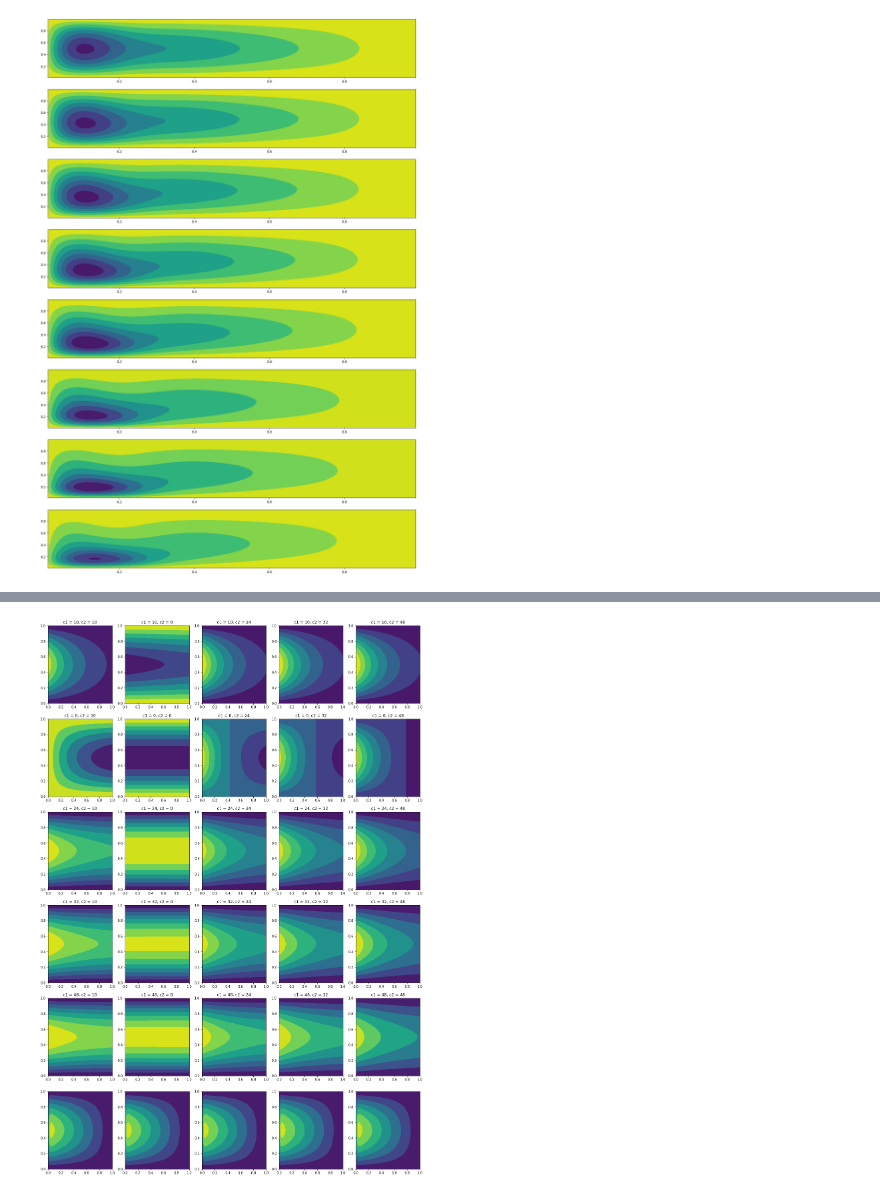
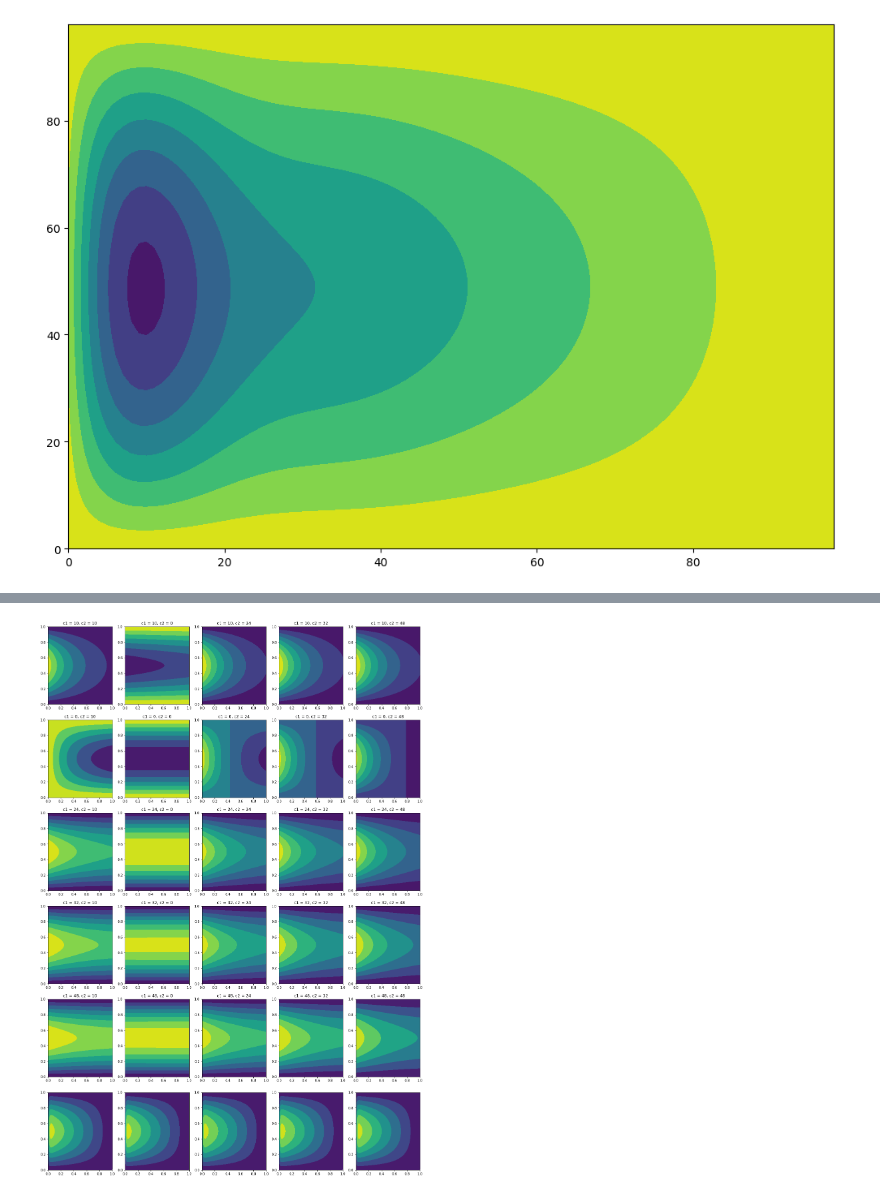
Before and after one commit to freya-gor/oceanic_circ, a Jupyter notebook: math project testing.ipynb, the cells around one changed output, grey strips where cells are left out. Cells and saved outputs as stored; diff of their text form; code cells hidden in the pictures.

```diff
--- a/math project testing.ipynb
+++ b/math project testing.ipynb
@@ -102,0 +213,13 @@ plt.contourf(psi)
+# %%
+import numpy as np
+import matplotlib.pyplot as plt
+import matplotlib.animation as animation
+plt.rcParams["figure.figsize"] = [7.00, 3.50]
+plt.rcParams["figure.autolayout"] = True
+data = np.random.randn(800).reshape(10, 10, 8)
+fig, ax = plt.subplots()
+def animate(i):
+    ax.clear()
+    ax.contourf(data[:, :, i])
+ani = animation.FuncAnimation(fig, animate, 5, interval=50, blit=False)
+plt.show()
@@ -103,38 +228,11 @@ plt.contourf(psi)
 # %%
-import numpy as np
-import matplotlib.pyplot as plt
-import scipy.sparse as sp
-from scipy.sparse.linalg import spsolve
-#from scipy.sparse.linalg import eigs
-
-def laplacian2D(N):
-    diag=np.ones([N*N])
-    mat=sp.spdiags([diag,-2*diag,diag],[-1,0,1],N,N)
-    I=sp.eye(N)
-    return sp.kron(I,mat,format='csr')+sp.kron(mat,I)
-
-
-def ddx2D(N):
-    diag=np.ones([N*N])
-    mat=sp.spdiags([-diag,0*diag,diag],[-1,0,1],N,N)
-    I=sp.eye(N)
-    return sp.kron(I,mat,format='csr')
-
-def ddy2D(N):
-    diag=np.ones([N*N])
-    mat=sp.spdiags([-diag,0*diag,diag],[-1,0,1],N,N)
-    I=sp.eye(N)
-    return sp.kron(mat,I)
-
-
-
 N = 100
 dx = 1/N
 x = np.linspace(dx,1-dx,N-1)
 y = np.linspace(dx,1-dx,N-1)
 x, y = np.meshgrid(x,y)
 pi = np.pi
-dt = 0.01
+dt = 0.005
 
 
 lap = laplacian2D(N-1)/dx**2
@@ -152,14 +250,13 @@ C = 1/dt * lap - nu * lap.dot(lap) + beta * ddx
 f = 0.05*np.sin(pi*y)
 f_long = np.reshape(f,(N-1)**2)
 
-niter=100
-fig, ax = plt.subplots(8, figsize = (20, 30))
+niter=1000
+fig, ax = plt.subplots(figsize = (10, 7))
 
 psi_long = spsolve(B,f_long)
-# psi = np.reshape(psi_long,(N-1,N-1))
-# plt.contourf(psi)
+psi = np.reshape(psi_long,(N-1,N-1))
 
-from tqdm import tqdm
+psis = []
 
 for i in tqdm(range(niter)):
     q_long = lap.dot(psi_long)
@@ -174,35 +271,12 @@ for i in tqdm(range(niter)):
     psi_long = spsolve(C,rhs_long)
 
 
-    # psi = np.reshape(psi_long,(N-1,N-1))
-    # ax[i].contourf(x,y,psi)
+    psis.append(np.reshape(psi_long,(N-1,N-1)))
+    #ax[i].contourf(x,y,psi)
 
-    if i%10 == 0:
-        psi = np.reshape(psi_long,(N-1,N-1))
-        ax[round(i/10)].contourf(x,y,psi)
+def animate(i):
+    ax.clear()
+    ax.contourf(psis[i])
 
-
-
-
-# psi = np.sin(5*pi*x)*np.sin(3*pi*y)
-
-
-# psi_long = np.reshape(psi,((N-1)**2,1))
-
-# #q_long = lap.dot(psi_long)
-# q_long = ddy.dot(psi_long)
-
-# q = np.reshape(q_long,(N-1,N-1))
-
-# fig, ax = plt.subplots(2)
-
-# ax[0].contourf(x,y,psi)
-# ax[1].contourf(x,y,q)
-
-#print(np.max(q)/pi)
-
-#print(lap.toarray())
-#vals, vecs = eigs(lap,k=(N-1)**2)
-#print(vals)
-#print(vecs)
+ani = animation.FuncAnimation(fig, animate, 1000, interval=0.1, blit=False)
 # %% [output]
@@ -210 +283 @@ IndexError: index 8 is out of bounds for axis 0 with size 8
-[figure, old version]
+[figure, new version]
```
Also changed, not shown: parts of 15 cells of this notebook.
